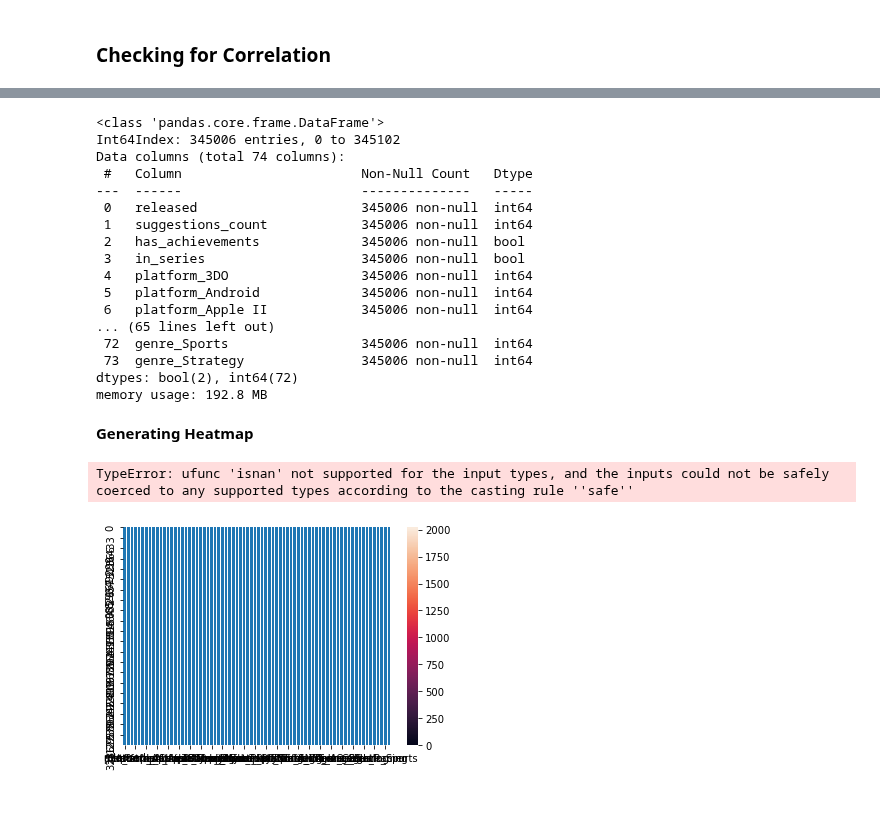
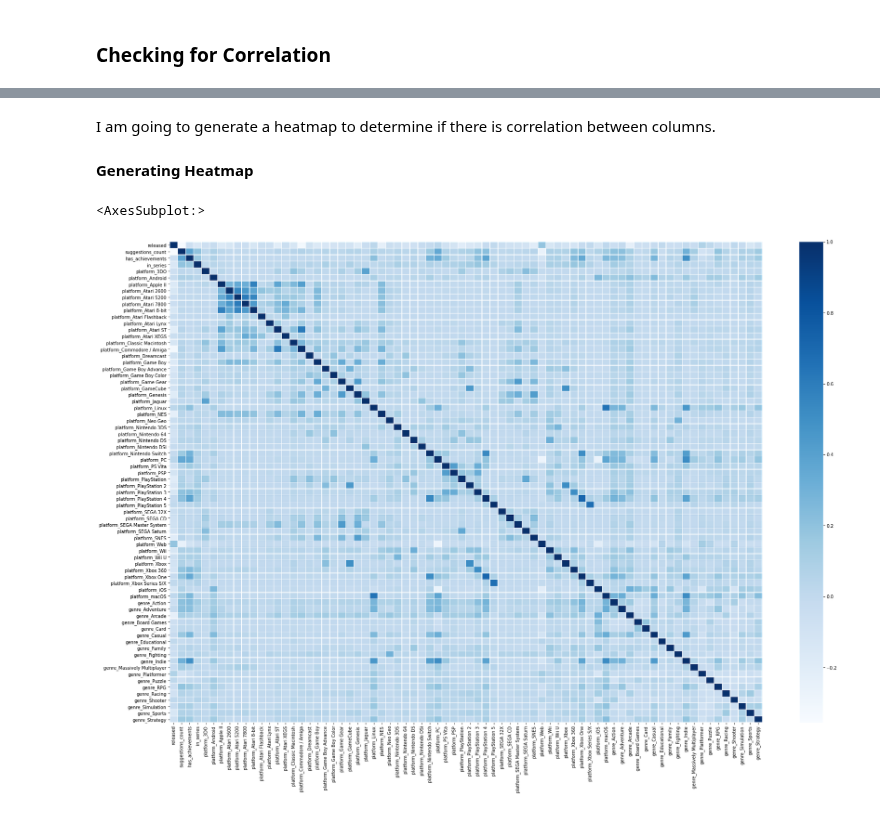
Before and after one commit to mistacey/Capstone_2, a Jupyter notebook: Capstone2_EDA.ipynb, the cells around one changed output, grey strips where cells are left out. Drawn from its saved outputs; the diff is of its cells as text; code cells hidden in the pictures.

```diff
--- a/Capstone2_EDA.ipynb
+++ b/Capstone2_EDA.ipynb
@@ -211,30 +166,10 @@ I am going to generate a heatmap to determine if there is correlation between co
-# %%
-game_data.drop(columns='name', inplace=True)
-game_data.drop(columns='developers', inplace=True)
-# %%
-game_data.info()
-# %% [output]
-<class 'pandas.core.frame.DataFrame'>
-Int64Index: 345006 entries, 0 to 345102
-Data columns (total 74 columns):
- #   Column                       Non-Null Count   Dtype
----  ------                       --------------   -----
- 0   released                     345006 non-null  int64
- 1   suggestions_count            345006 non-null  int64
- 2   has_achievements             345006 non-null  bool
- 3   in_series                    345006 non-null  bool
- 4   platform_3DO                 345006 non-null  int64
- 5   platform_Android             345006 non-null  int64
- 6   platform_Apple II            345006 non-null  int64
-... (65 lines left out)
- 72  genre_Sports                 345006 non-null  int64
- 73  genre_Strategy               345006 non-null  int64
-dtypes: bool(2), int64(72)
-memory usage: 192.8 MB
+# %% [markdown]
+I am going to generate a heatmap to determine if there is correlation between columns.
 # %% [markdown]
 **Generating Heatmap**
-# %%
-sns.heatmap(game_data)
-# %% [output]
-TypeError: ufunc 'isnan' not supported for the input types, and the inputs could not be safely coerced to any supported types according to the casting rule ''safe''
-[figure, removed]
+# %%
+fig, ax = plt.subplots(figsize=(30, 20))
+sns.heatmap(game_data.corr(), cmap="Blues", linewidth=0.3)
+# %% [output]
+<AxesSubplot:>
+[figure, added]
```
Also changed, not shown: parts of 11 cells of this notebook, 1 other file.
